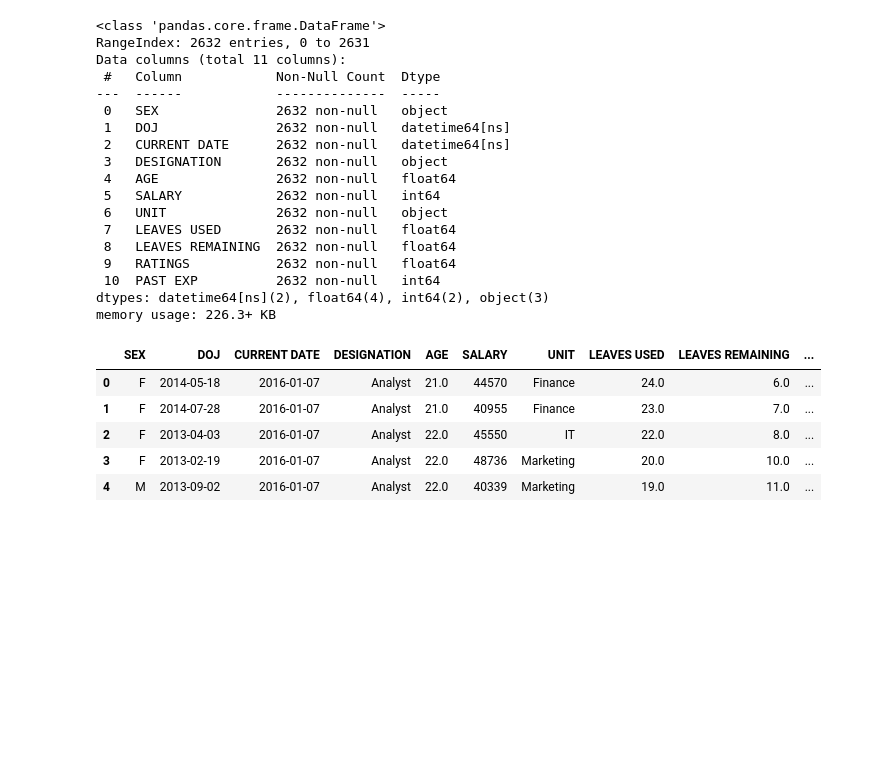
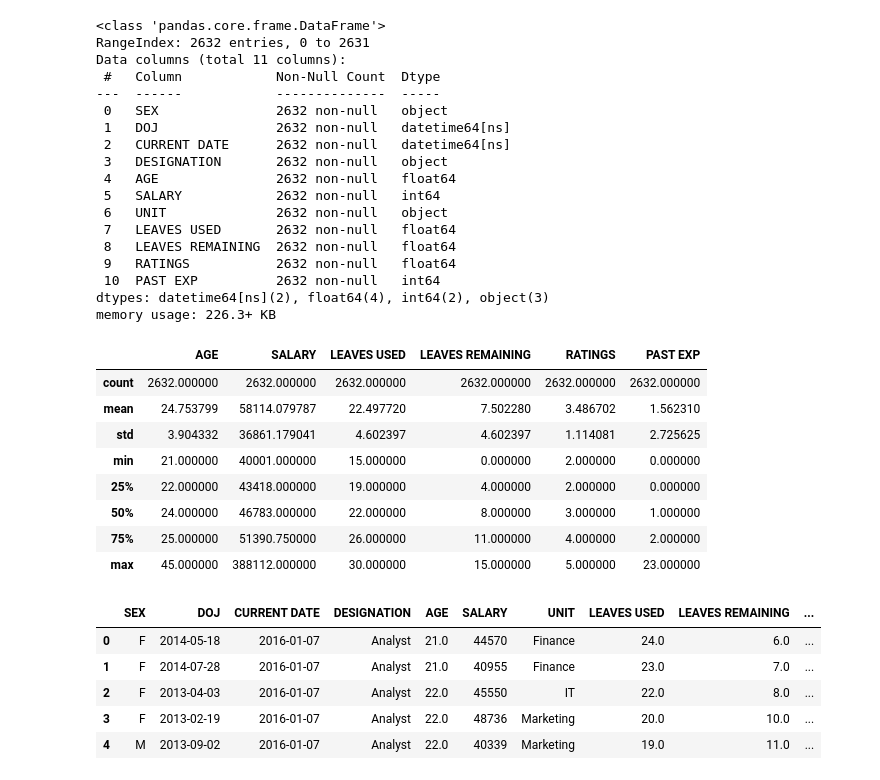
Before and after one commit to Tamilawre/SalaryPrediction, a Jupyter notebook: salary_ml_prediction.ipynb, the cells around one changed output. Cells and saved outputs as stored; diff of their text form; code cells hidden in the pictures; blank space fills up the shorter version.

```diff
--- a/salary_ml_prediction.ipynb
+++ b/salary_ml_prediction.ipynb
@@ -105,4 +106,16 @@ Data columns (total 11 columns):
  10  PAST EXP          2632 non-null   int64
 dtypes: datetime64[ns](2), float64(4), int64(2), object(3)
 memory usage: 226.3+ KB
+# %%
+data.describe()
+# %% [output]
+|  | AGE | SALARY | LEAVES USED | LEAVES REMAINING | RATINGS | PAST EXP |
+| count | 2632.000000 | 2632.000000 | 2632.000000 | 2632.000000 | 2632.000000 | 2632.000000 |
+| mean | 24.753799 | 58114.079787 | 22.497720 | 7.502280 | 3.486702 | 1.562310 |
+| std | 3.904332 | 36861.179041 | 4.602397 | 4.602397 | 1.114081 | 2.725625 |
+| min | 21.000000 | 40001.000000 | 15.000000 | 0.000000 | 2.000000 | 0.000000 |
+| 25% | 22.000000 | 43418.000000 | 19.000000 | 4.000000 | 2.000000 | 0.000000 |
+| 50% | 24.000000 | 46783.000000 | 22.000000 | 8.000000 | 3.000000 | 1.000000 |
+| 75% | 25.000000 | 51390.750000 | 26.000000 | 11.000000 | 4.000000 | 2.000000 |
+| max | 45.000000 | 388112.000000 | 30.000000 | 15.000000 | 5.000000 | 23.000000 |
 # %%
```
Also changed, not shown: parts of 13 cells of this notebook.
